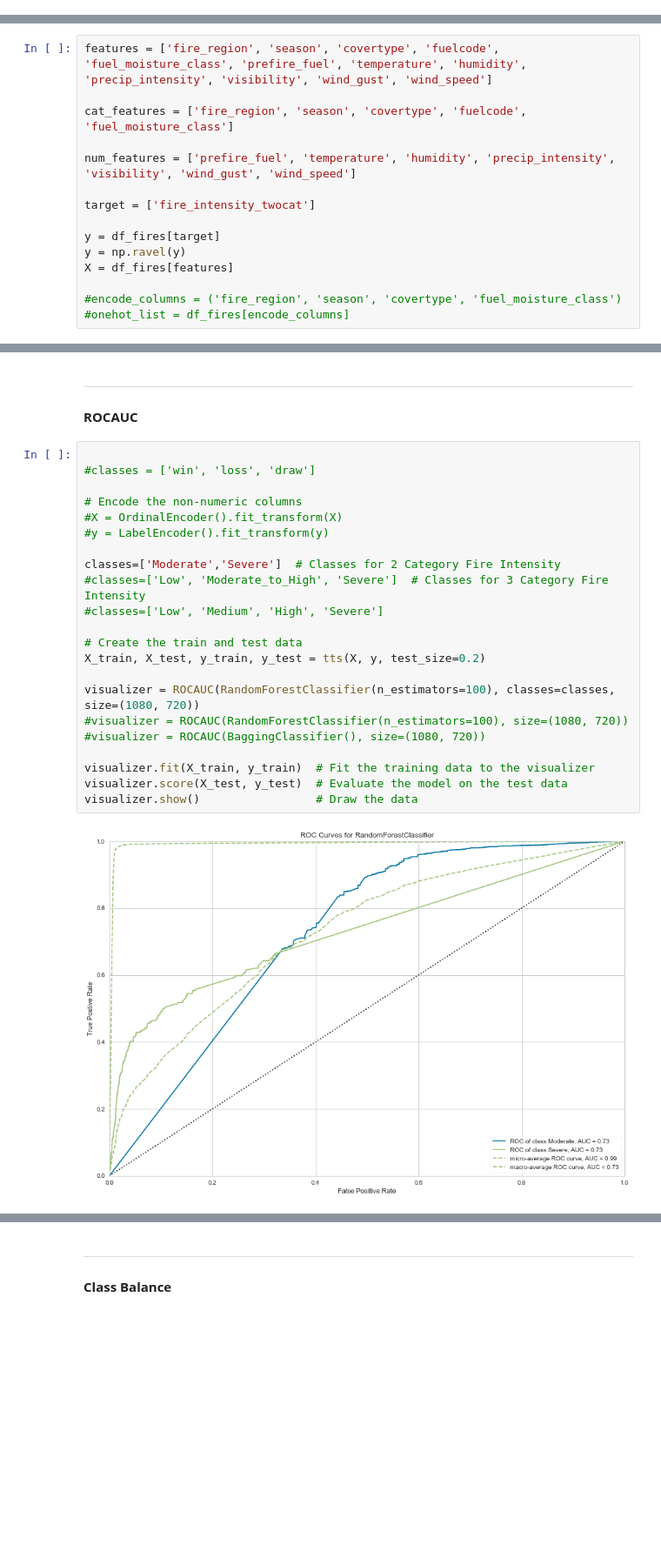
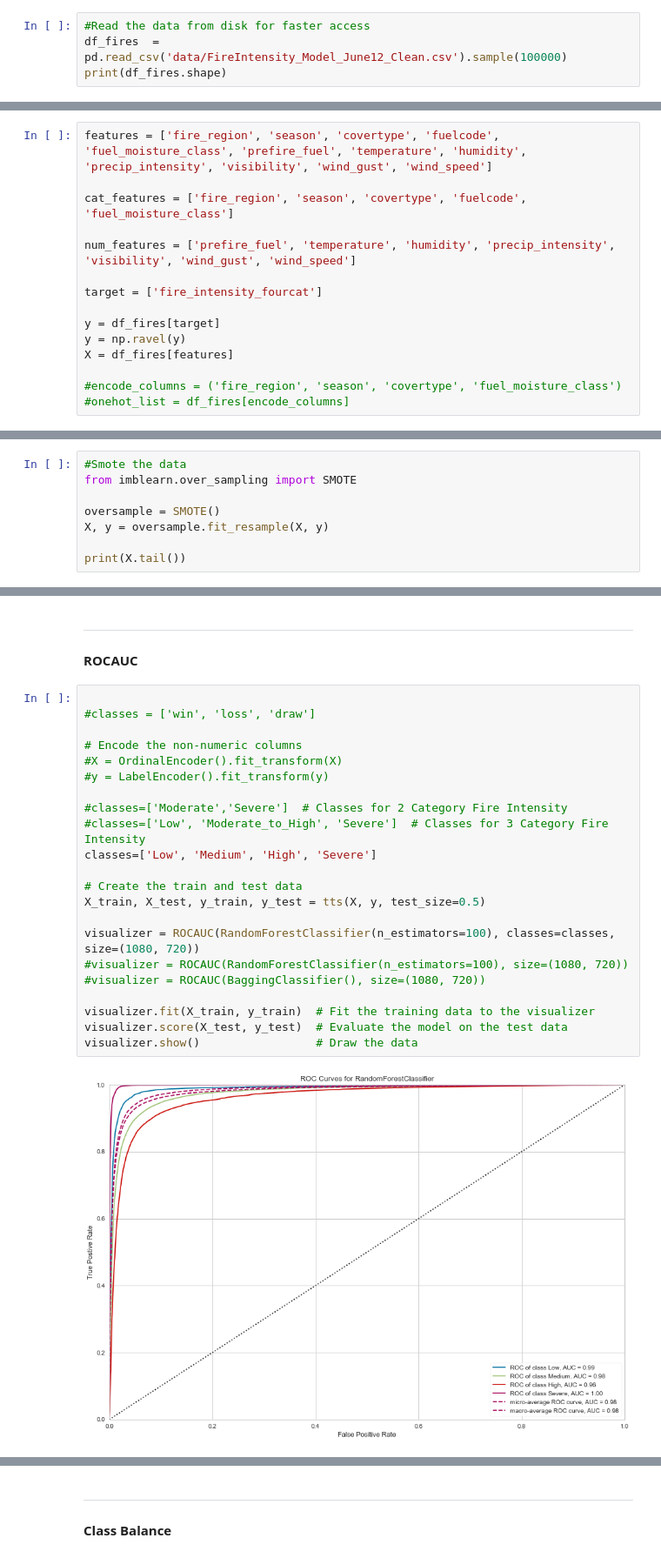
Before and after one commit to NahidGithub/Predicting-Wildfires, a Jupyter notebook: notebooks/WildFires_Models_II_HH.ipynb, the cells around one changed output, grey strips where cells are left out. Shown at 87% size. Saved outputs shown, nothing was run; the diff lists cells and outputs as text; blank space fills up the shorter version.

Commit message:
added SMOTE

```diff
--- a/notebooks/WildFires_Models_II_HH.ipynb
+++ b/notebooks/WildFires_Models_II_HH.ipynb
@@ -84,0 +85,4 @@ print(df_fires.shape)
+# %%
+#Read the data from disk for faster access
+df_fires  = pd.read_csv('data/FireIntensity_Model_June12_Clean.csv').sample(100000)
+print(df_fires.shape)
@@ -143,7 +151,7 @@ cat_features = ['fire_region', 'season', 'covertype', 'fuelcode', 'fuel_moisture
 
 num_features = ['prefire_fuel', 'temperature', 'humidity', 'precip_intensity', 'visibility', 'wind_gust', 'wind_speed']
 
-target = ['fire_intensity_twocat']
+target = ['fire_intensity_fourcat']
 
 y = df_fires[target]
 y = np.ravel(y)
@@ -237,0 +244,8 @@ def score_model(X, y, estimator, **kwargs):
+# %%
+#Smote the data
+from imblearn.over_sampling import SMOTE
+
+oversample = SMOTE()
+X, y = oversample.fit_resample(X, y)
+
+print(X.tail())
@@ -315,27 +350,27 @@ for model in models:
 # %%
 
 #classes = ['win', 'loss', 'draw']
 
 # Encode the non-numeric columns
 #X = OrdinalEncoder().fit_transform(X)
 #y = LabelEncoder().fit_transform(y)
 
-classes=['Moderate','Severe']  # Classes for 2 Category Fire Intensity
+#classes=['Moderate','Severe']  # Classes for 2 Category Fire Intensity
 #classes=['Low', 'Moderate_to_High', 'Severe']  # Classes for 3 Category Fire Intensity
-#classes=['Low', 'Medium', 'High', 'Severe']
+classes=['Low', 'Medium', 'High', 'Severe']
 
 # Create the train and test data
-X_train, X_test, y_train, y_test = tts(X, y, test_size=0.2)
+X_train, X_test, y_train, y_test = tts(X, y, test_size=0.5)
 
 visualizer = ROCAUC(RandomForestClassifier(n_estimators=100), classes=classes, size=(1080, 720))
 #visualizer = ROCAUC(RandomForestClassifier(n_estimators=100), size=(1080, 720))
 #visualizer = ROCAUC(BaggingClassifier(), size=(1080, 720))
 
 visualizer.fit(X_train, y_train)  # Fit the training data to the visualizer
 visualizer.score(X_test, y_test)  # Evaluate the model on the test data
 visualizer.show()                 # Draw the data
 # %% [output]
-[figure, old version]
+[figure, new version]
 <matplotlib.axes._subplots.AxesSubplot at 0x...>
 # %% [markdown]
 ---
```
Also changed, not shown: parts of 18 cells of this notebook.
